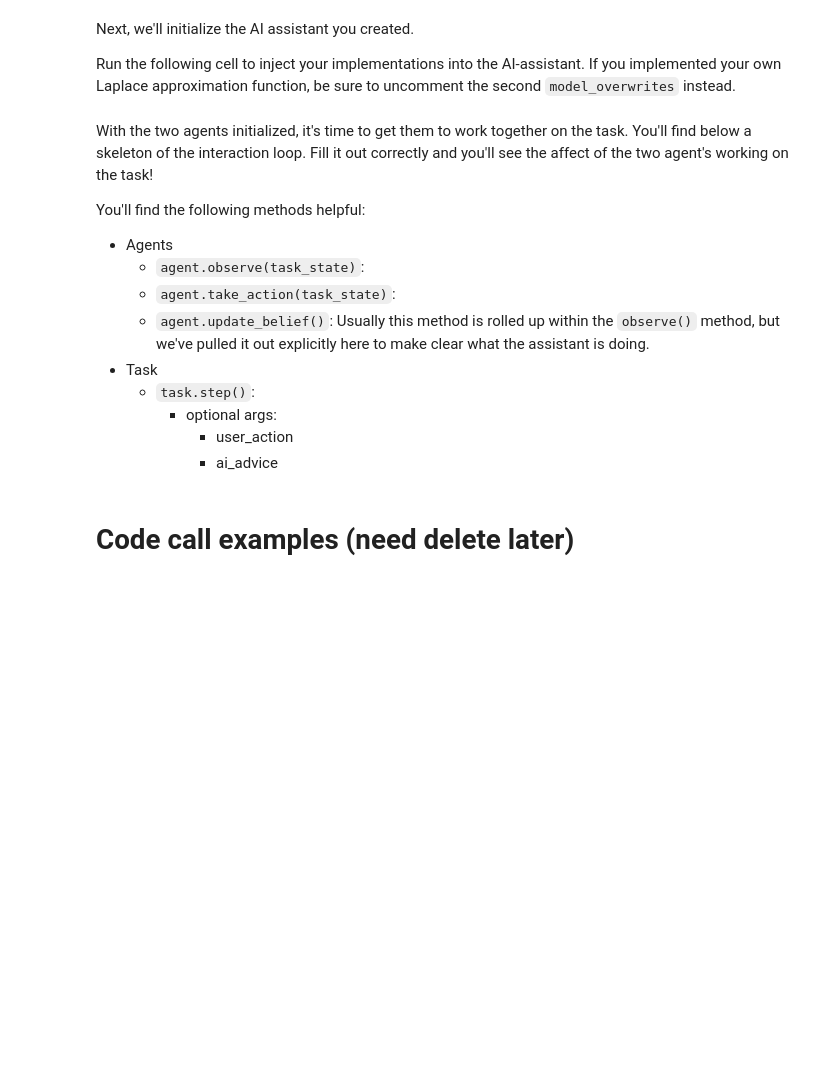
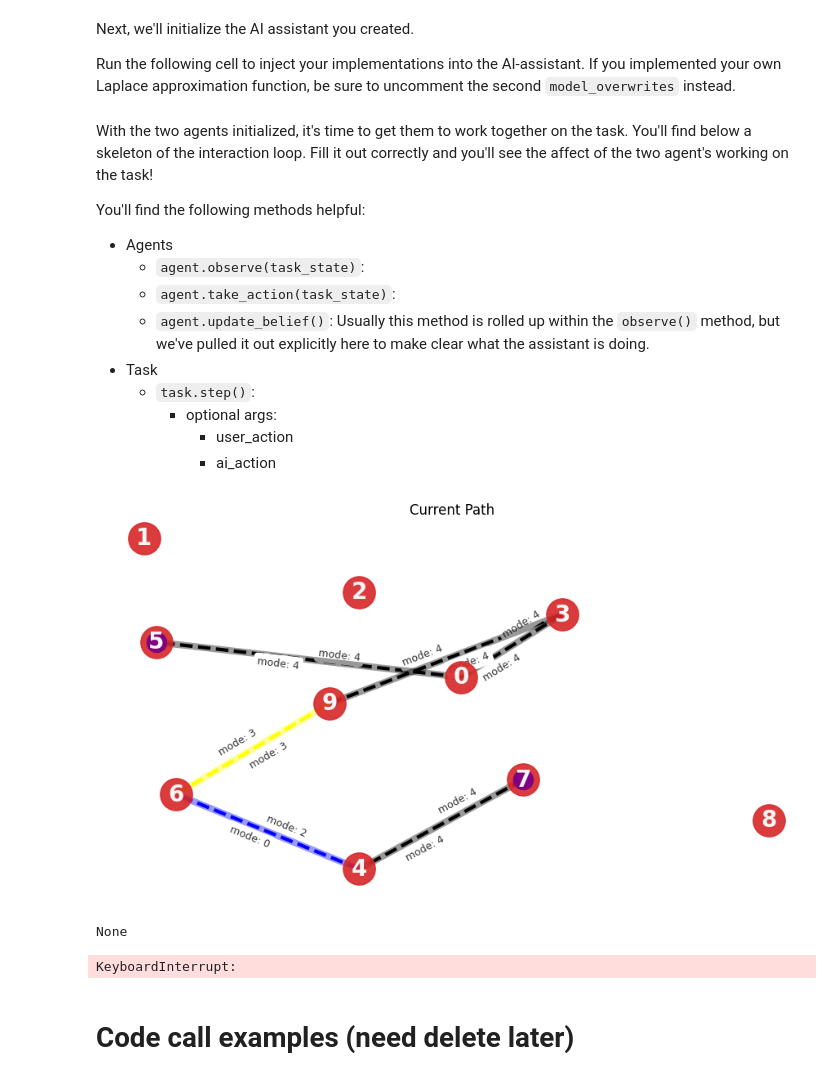
Before and after one commit to AaltoPML/ai_assistance_tutorial, a Jupyter notebook: AI_assistance_Tutorial.ipynb, the cells around one changed output. Cells and saved outputs as stored; diff of their text form; code cells hidden in the pictures; blank space fills up the shorter version.

```diff
--- a/AI_assistance_Tutorial.ipynb
+++ b/AI_assistance_Tutorial.ipynb
@@ -388,6 +481,10 @@ You have now completed Tasks 1 and 2!
 ## Task 3: Implement the AI-user interaction <a class="anchor" id="task3"></a>
 
 The aim of the sequential interaction is to build a path between given starting point and destination and defining a mode of transfer for each route in it.
+# %%
+from IPython import display
+%matplotlib inline
+plt.rcParams['figure.figsize'] = [11, 6]
 # %% [markdown]
 ### Initialize your agents
 # %% [markdown]
@@ -426,29 +523,51 @@ You'll find the following methods helpful:
     - `task.step()`:
         - optional args:
             - user_action
-            - ai_advice
+            - ai_action
 # %%
-from IPython import display
+anonUser = crUser()
+myAssistant = Assistant(**dict(policy="global_min"))
+# myAssistant = Assistant()
 
 task.reset()
 while not task.is_solved():
+# for _ in range(1):
+
     # Step 0) Both agents must observe the current state of the task
+    myAssistant.observe(task)
+    anonUser.observe(task)
+
 
     # Step 1a) The assistant gives a recommendation
+    task.step(ai_action=myAssistant.take_action())
+#     task.step(ai_action=[(7, 0, 1), (0, 3, 0), (3, 9, 0), (9, 5, 1)])
 
     # Step 1b) The task is updated with the recommendation
+    # task.step(ai_action=myAssistant.take_action())
+    display.clear_output(wait=True)
+    display.display(task.display_path())
+    plt.pause(.5)
 
-    # Step 2) The user observes the action taken by the AI
+    # # Step 2) The user observes the action taken by the AI
+    anonUser.observe(task)
+    # # Step 3a) The user proposes counter journey or agrees to the recommendation
 
-    # Step 3a) The user proposes counter journey or agrees to the recommendation
+    # # Step 3b) The task is updated with the user feedback
+    task.step(user_action=anonUser.take_action())
+#     task.step(user_action=[(7, 0, 1), (0, 3, 0), (3, 9, 0), (9, 5, 1)])
 
-    # Step 3b) The task is updated with the user feedback
 
-    # Step 4) [Optional] Show the current progress of the task
+    # # Step 4) [Optional] Show the current progress of the task
     display.clear_output(wait=True)
-#     task.display_path()
-    display.display(task)
-    plt.pause(0.005)
+    display.display(task.display_path())
+    plt.pause(0.5)
+
+
+print("Congratulations! You have successfully solved the task.")
+# %% [output]
+[figure, added]
+None
+KeyboardInterrupt:
 # %% [markdown]
 # Code call examples (need delete later)
 # %% [markdown]
```
Also changed, not shown: parts of 31 cells of this notebook, 1 other file.
